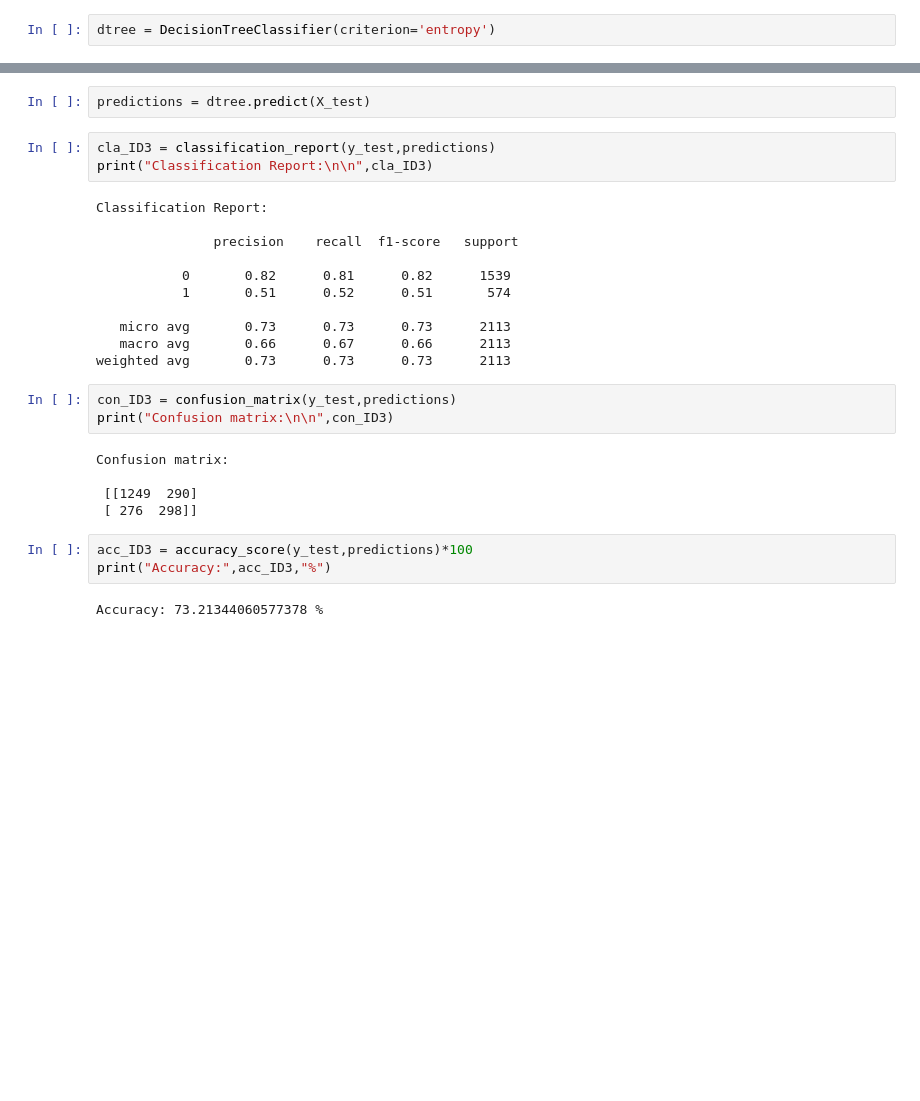
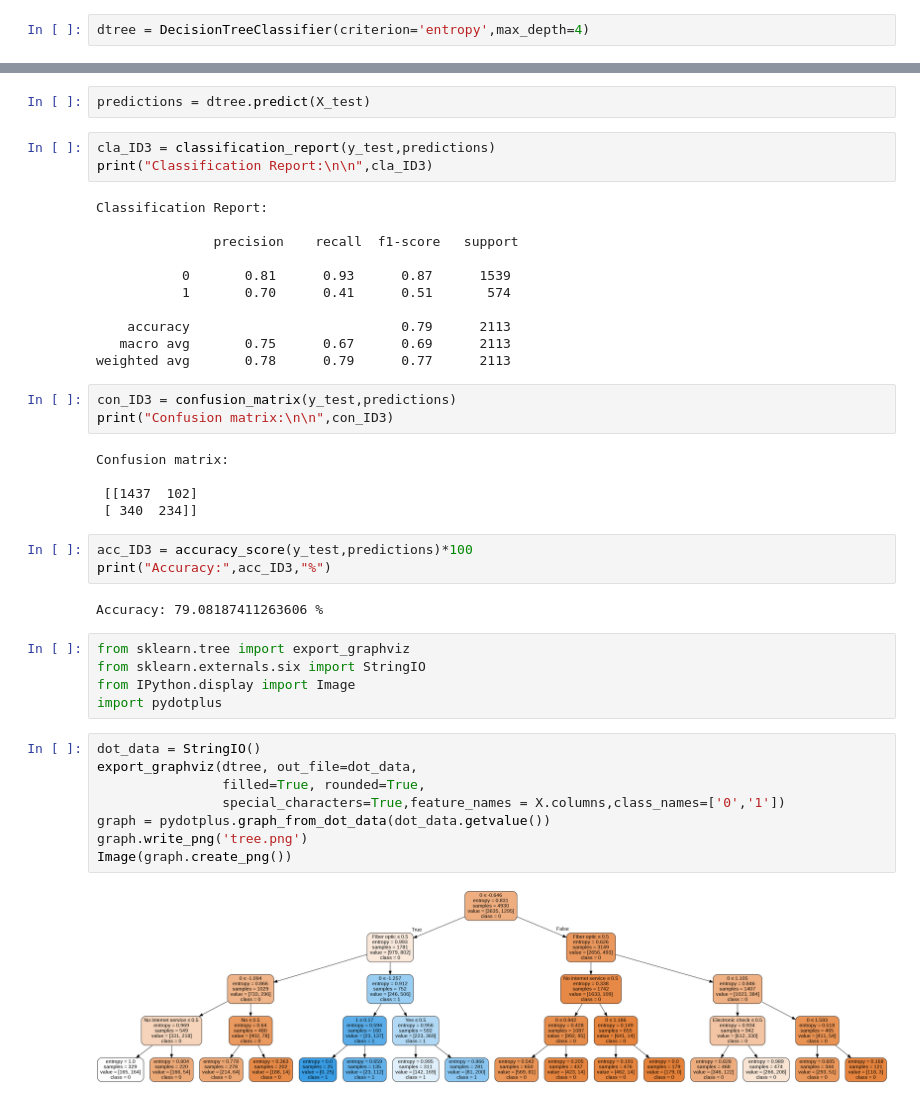
Before and after one commit to SohelRaja/ML-Project-College, a Jupyter notebook: Decision Tree with Python/Decision_Tree_03.ipynb, the cells around one changed output, grey strips where cells are left out. Cells and saved outputs as stored; diff of their text form; blank space fills up the shorter version.

```diff
--- a/Decision Tree with Python/Decision_Tree_03.ipynb
+++ b/Decision Tree with Python/Decision_Tree_03.ipynb
@@ -275,7 +323,7 @@ Accuracy: 73.30809275911027 %
 # %% [markdown]
 ### Training of the model with the help of ID3(Entropy) Algorithm
 # %%
-dtree = DecisionTreeClassifier(criterion='entropy')
+dtree = DecisionTreeClassifier(criterion='entropy',max_depth=4)
 # %%
 dtree.fit(X_train,y_train)
 # %% [output]
@@ -297,22 +345,37 @@ Classification Report:
 
                precision    recall  f1-score   support
 
-           0       0.82      0.81      0.82      1539
-           1       0.51      0.52      0.51       574
+           0       0.81      0.93      0.87      1539
+           1       0.70      0.41      0.51       574
 
-   micro avg       0.73      0.73      0.73      2113
-   macro avg       0.66      0.67      0.66      2113
-weighted avg       0.73      0.73      0.73      2113
+    accuracy                           0.79      2113
+   macro avg       0.75      0.67      0.69      2113
+weighted avg       0.78      0.79      0.77      2113
 # %%
 con_ID3 = confusion_matrix(y_test,predictions)
 print("Confusion matrix:\n\n",con_ID3)
 # %% [output]
 Confusion matrix:
 
- [[1249  290]
- [ 276  298]]
+ [[1437  102]
+ [ 340  234]]
 # %%
 acc_ID3 = accuracy_score(y_test,predictions)*100
 print("Accuracy:",acc_ID3,"%")
 # %% [output]
-Accuracy: 73.21344060577378 %
+Accuracy: 79.08187411263606 %
+# %%
+from sklearn.tree import export_graphviz
+from sklearn.externals.six import StringIO
+from IPython.display import Image
+import pydotplus
+# %%
+dot_data = StringIO()
+export_graphviz(dtree, out_file=dot_data,
+                filled=True, rounded=True,
+                special_characters=True,feature_names = X.columns,class_names=['0','1'])
+graph = pydotplus.graph_from_dot_data(dot_data.getvalue())
+graph.write_png('tree.png')
+Image(graph.create_png())
+# %% [output]
+[figure, added]
```
Also changed, not shown: parts of 12 cells of this notebook.
